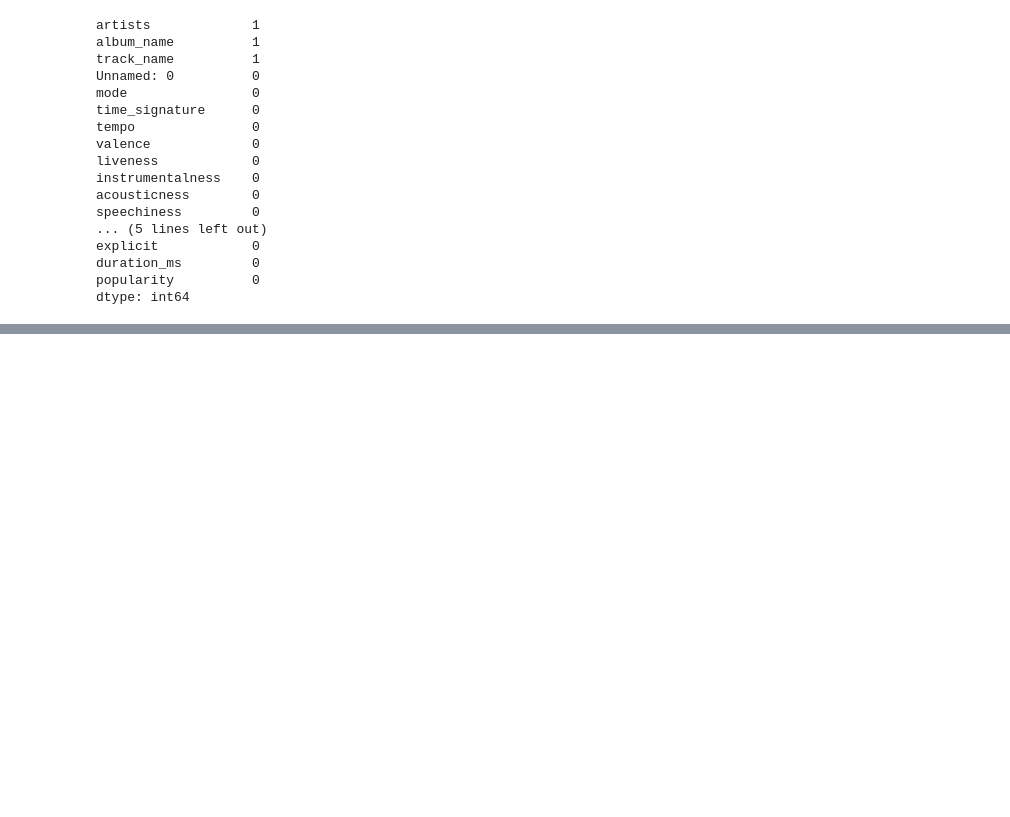
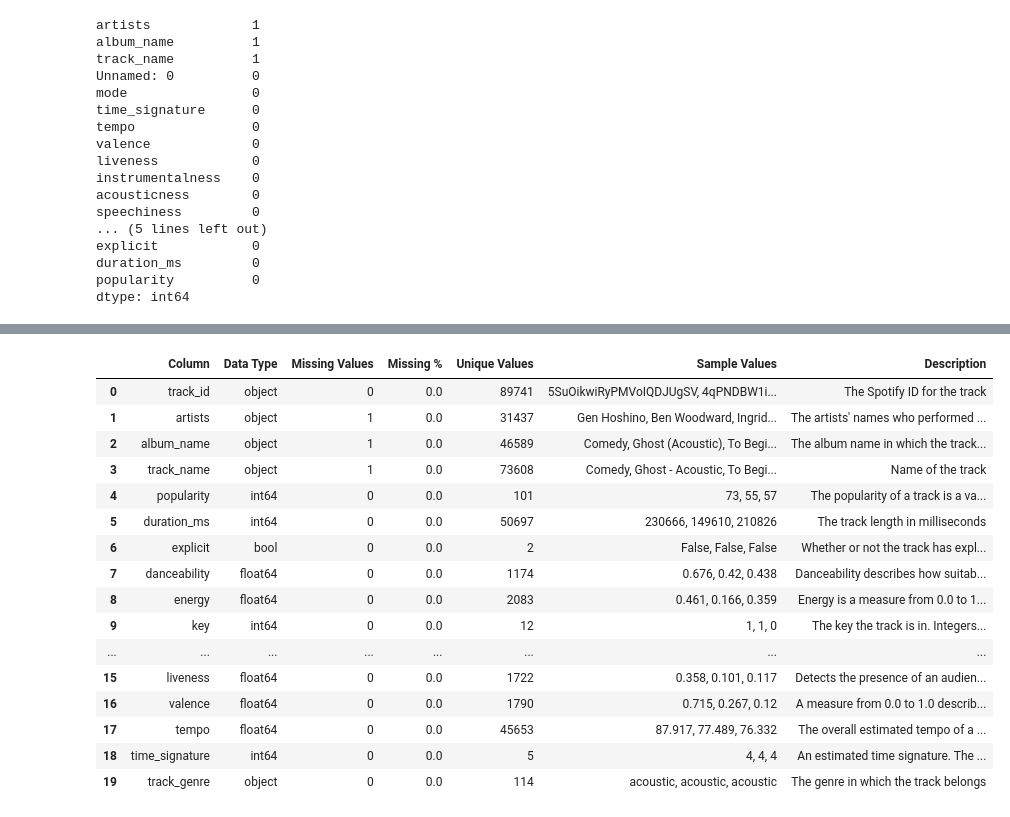
Before and after one commit to Julian-Elliott/song-recommendation-dashboard, a Jupyter notebook: notebooks/extract_and_clean.ipynb, the cells around one changed output, grey strips where cells are left out. Cells and saved outputs as stored; diff of their text form; code cells hidden in the pictures; blank space fills up the shorter version.

```diff
--- a/notebooks/extract_and_clean.ipynb
+++ b/notebooks/extract_and_clean.ipynb
@@ -232 +184,22 @@ Cleaned shape: (31438, 22)
+# %%
+clean_data_dictionary = create_data_dictionary(df_clean, column_descriptions)
+clean_data_dictionary
+# %% [output]
+|  | Column | Data Type | Missing Values | Missing % | Unique Values | Sample Values | Description |
+| 0 | track_id | object | 0 | 0.0 | 89741 | 5SuOikwiRyPMVoIQDJUgSV, 4qPNDBW1i... | The Spotify ID for the track |
+| 1 | artists | object | 1 | 0.0 | 31437 | Gen Hoshino, Ben Woodward, Ingrid... | The artists' names who performed ... |
+| 2 | album_name | object | 1 | 0.0 | 46589 | Comedy, Ghost (Acoustic), To Begi... | The album name in which the track... |
+| 3 | track_name | object | 1 | 0.0 | 73608 | Comedy, Ghost - Acoustic, To Begi... | Name of the track |
+| 4 | popularity | int64 | 0 | 0.0 | 101 | 73, 55, 57 | The popularity of a track is a va... |
+| 5 | duration_ms | int64 | 0 | 0.0 | 50697 | 230666, 149610, 210826 | The track length in milliseconds |
+| 6 | explicit | bool | 0 | 0.0 | 2 | False, False, False | Whether or not the track has expl... |
+| 7 | danceability | float64 | 0 | 0.0 | 1174 | 0.676, 0.42, 0.438 | Danceability describes how suitab... |
+| 8 | energy | float64 | 0 | 0.0 | 2083 | 0.461, 0.166, 0.359 | Energy is a measure from 0.0 to 1... |
+| 9 | key | int64 | 0 | 0.0 | 12 | 1, 1, 0 | The key the track is in. Integers... |
+| ... | ... | ... | ... | ... | ... | ... | ... |
+| 15 | liveness | float64 | 0 | 0.0 | 1722 | 0.358, 0.101, 0.117 | Detects the presence of an audien... |
+| 16 | valence | float64 | 0 | 0.0 | 1790 | 0.715, 0.267, 0.12 | A measure from 0.0 to 1.0 describ... |
+| 17 | tempo | float64 | 0 | 0.0 | 45653 | 87.917, 77.489, 76.332 | The overall estimated tempo of a ... |
+| 18 | time_signature | int64 | 0 | 0.0 | 5 | 4, 4, 4 | An estimated time signature. The ... |
+| 19 | track_genre | object | 0 | 0.0 | 114 | acoustic, acoustic, acoustic | The genre in which the track belongs |
 # %% [markdown]
```
Also changed, not shown: parts of 21 cells of this notebook.
